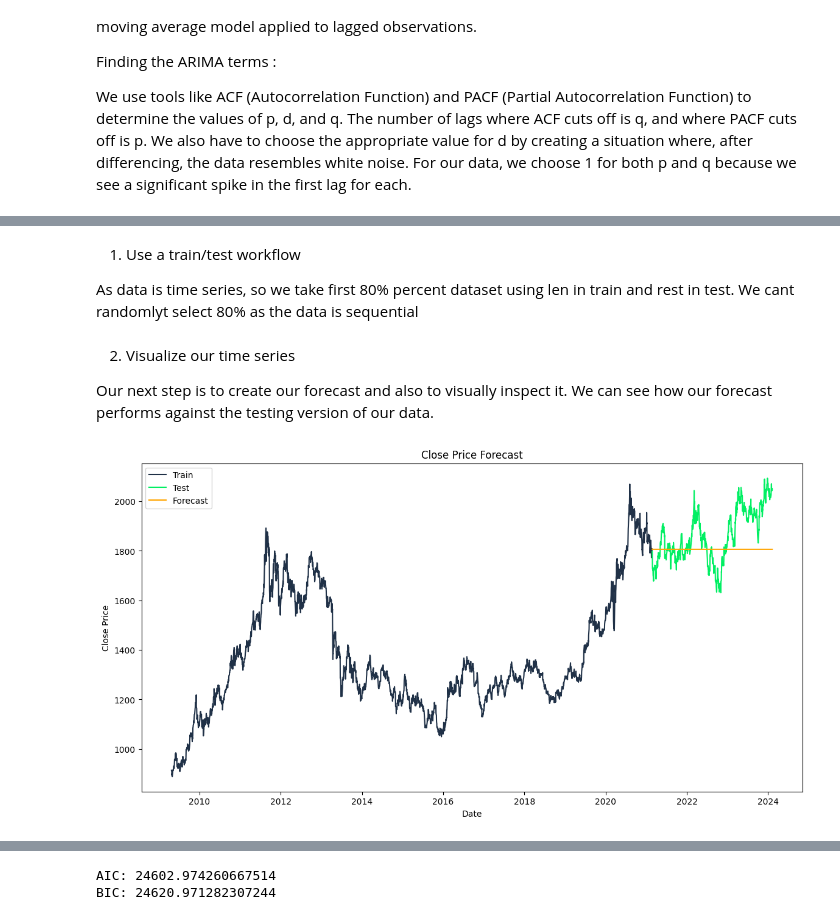
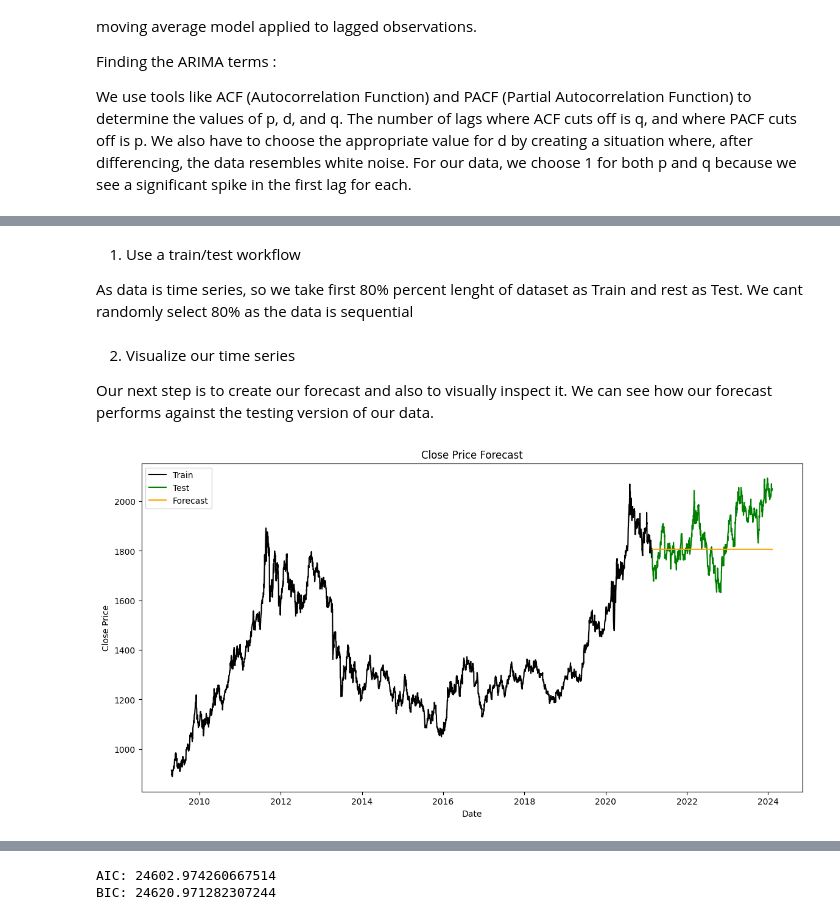
Before and after one commit to nandinikalita/MACHINE-LEARNING, a Jupyter notebook: ARIMA_timeForecasting_Stock.ipynb, the cells around one changed output, grey strips where cells are left out. Saved outputs shown, nothing was run; the diff lists cells and outputs as text; code cells hidden in the pictures.

```diff
--- a/ARIMA_timeForecasting_Stock.ipynb
+++ b/ARIMA_timeForecasting_Stock.ipynb
@@ -45,5 +53,5 @@ we would have to handle indexing issues, which is important in time series forec
 # Clean the "Close" column
 data["Close"] = data["Close"].replace(',', '', regex=True)
 data["Close"] = pd.to_numeric(data["Close"], errors='coerce')
-data["Close"].replace([np.inf, -np.inf], np.nan, inplace=True)
+data.replace({"Close" : [np.inf, -np.inf]}, np.nan, inplace=True)
 data.dropna(subset=["Close"], inplace=True)
@@ -240,7 +243,7 @@ To forecast using an ARIMA model, start by using the fitted model to predict fut
 # %% [markdown]
 1. Use a train/test workflow
 
-As data is time series, so we take first 80% percent dataset using len in train and rest in test. We cant randomlyt select 80% as the data is sequential
+As data is time series, so we take first 80% percent lenght of dataset as Train and rest as Test. We cant randomly select 80% as the data is sequential
 # %%
 # Split data into train and test
 train_size = int(len(data) * 0.8)
@@ -252,3 +251,7 @@ model_fit = model.fit()
+# %%
+# Fit SARIMAX model
+model = SARIMAX(train["Close"], order=(1,1,1))
+model_fit = model.fit()
 # %% [markdown]
 2. Visualize our time series
 
@@ -256,16 +262,13 @@ Our next step is to create our forecast and also to visually inspect it. We can
 # %%
-# Forecast
-forecast = model_fit.forecast(steps=len(test))
-
 # Plot the results with specified colors
 plt.figure(figsize=(14,7))
-plt.plot(train.index, train["Close"], label='Train', color='#203147')
-plt.plot(test.index, test["Close"], label='Test', color='#01ef63')
+plt.plot(train.index, train["Close"], label='Train', color='black')
+plt.plot(test.index, test["Close"], label='Test', color='green')
 plt.plot(test.index, forecast, label='Forecast', color='orange')
 plt.title('Close Price Forecast')
 plt.xlabel('Date')
 plt.ylabel('Close Price')
 plt.legend()
 plt.show()
 # %% [output]
-[figure, old version]
+[figure, new version]
```
Also changed, not shown: parts of 24 cells of this notebook.
